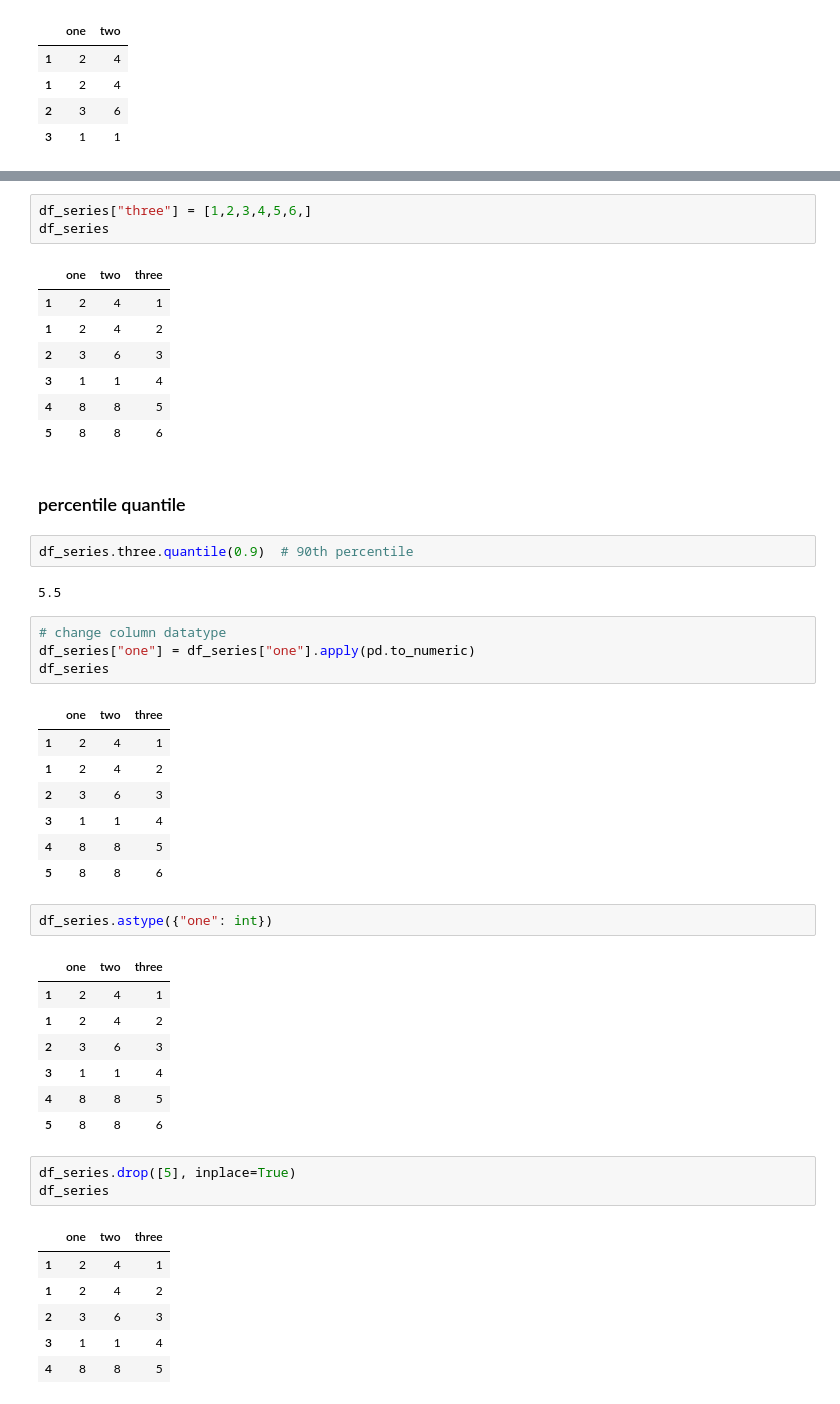
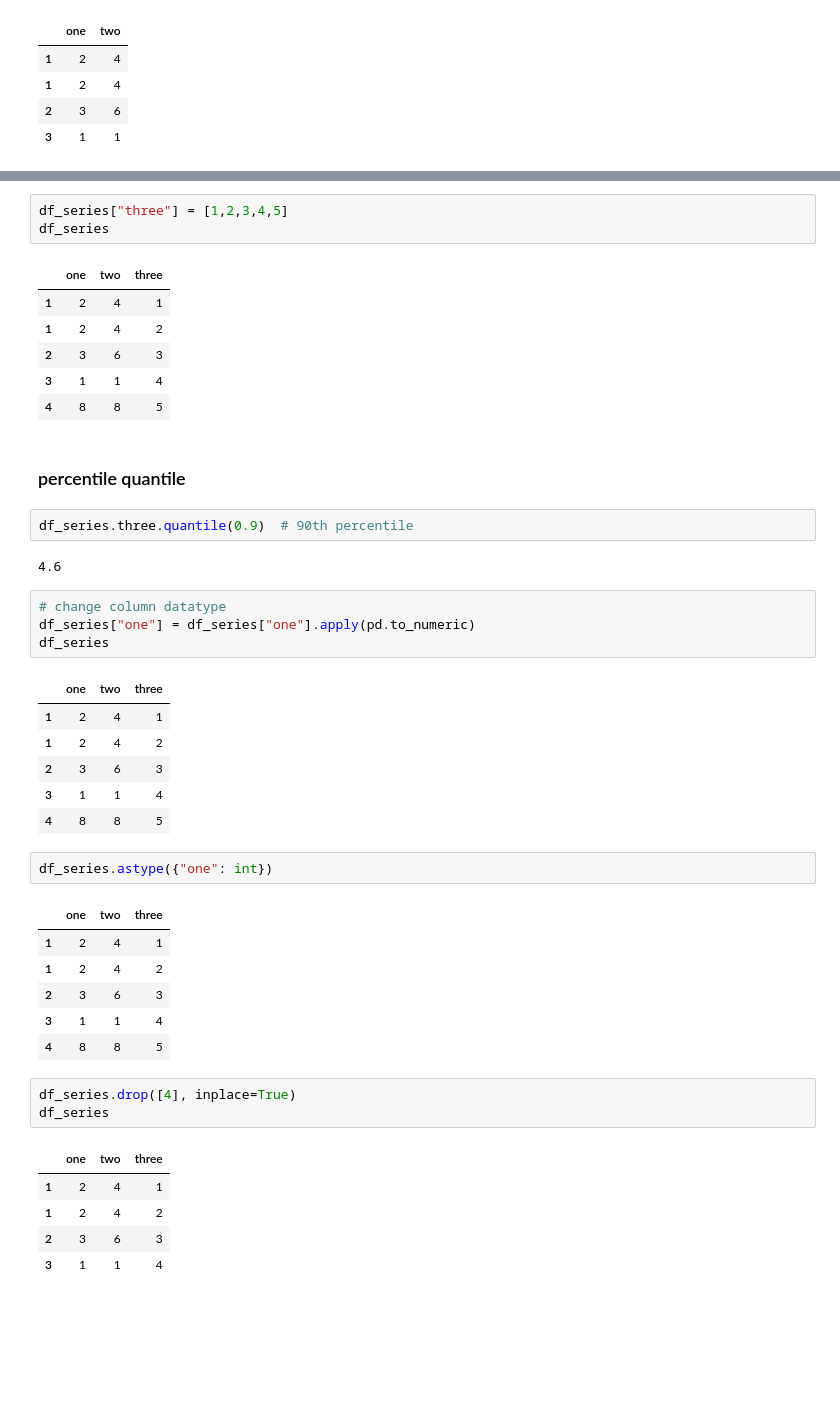
Before and after one commit to akash-codes93/ADT-PYTHON, a Jupyter notebook: NumpyPandas/Pandas.ipynb, the cells around one changed output, grey strips where cells are left out. Saved outputs shown, nothing was run; the diff lists cells and outputs as text; blank space fills up the shorter version.

```diff
--- a/NumpyPandas/Pandas.ipynb
+++ b/NumpyPandas/Pandas.ipynb
@@ -456,5 +507,5 @@ df_series
 # %%
-df_series["three"] = [1,2,3,4,5,6,]
+df_series["three"] = [1,2,3,4,5]
 df_series
 # %% [output]
 |  | one | two | three |
@@ -463,13 +514,12 @@ df_series
 | 2 | 3 | 6 | 3 |
 | 3 | 1 | 1 | 4 |
 | 4 | 8 | 8 | 5 |
-| 5 | 8 | 8 | 6 |
 # %% [markdown]
 ### percentile quantile
 # %%
 df_series.three.quantile(0.9)  # 90th percentile
 # %% [output]
-5.5
+4.6
 # %%
 # change column datatype
 df_series["one"] = df_series["one"].apply(pd.to_numeric)
@@ -481,7 +531,6 @@ df_series
 | 2 | 3 | 6 | 3 |
 | 3 | 1 | 1 | 4 |
 | 4 | 8 | 8 | 5 |
-| 5 | 8 | 8 | 6 |
 # %%
 df_series.astype({"one": int})
 # %% [output]
@@ -491,17 +540,15 @@ df_series.astype({"one": int})
 | 2 | 3 | 6 | 3 |
 | 3 | 1 | 1 | 4 |
 | 4 | 8 | 8 | 5 |
-| 5 | 8 | 8 | 6 |
 # %%
-df_series.drop([5], inplace=True)
+df_series.drop([4], inplace=True)
 df_series
 # %% [output]
 |  | one | two | three |
 | 1 | 2 | 4 | 1 |
 | 1 | 2 | 4 | 2 |
 | 2 | 3 | 6 | 3 |
 | 3 | 1 | 1 | 4 |
-| 4 | 8 | 8 | 5 |
 # %%
 df_series.drop(["three"], axis=1, inplace=True)
 df_series
```
Also changed, not shown: parts of 59 cells of this notebook, 9 other files.
